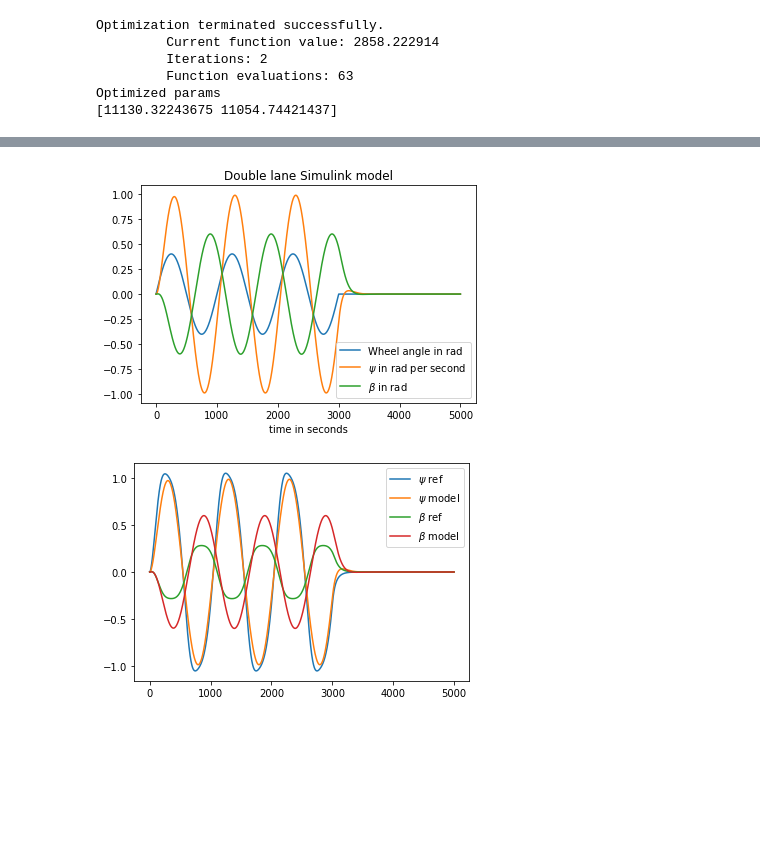
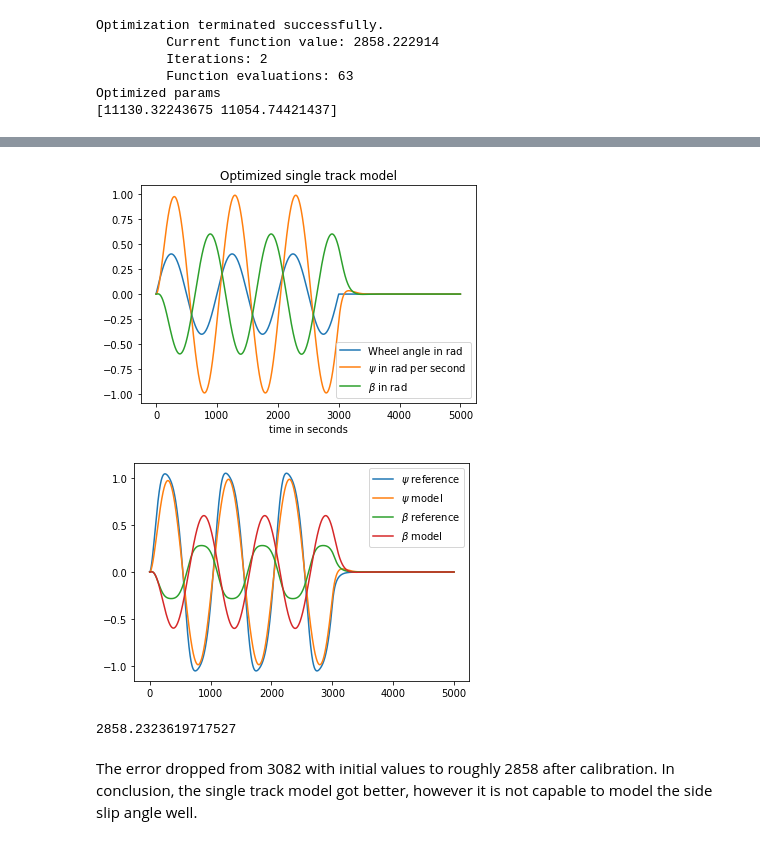
Before and after one commit to StephanRhode/py-algorithms-4-automotive-engineering, a Jupyter notebook: 04_mini-projects/01_vehicle-model-calibration.ipynb, the cells around one changed output, grey strips where cells are left out. Drawn from its saved outputs; the diff is of its cells as text; code cells hidden in the pictures; blank space fills up the shorter version.

Commit message:
Completes calibration mini project
Signed-off-by: StephanRhode <st.rhode@posteo.de>

```diff
--- a/04_mini-projects/01_vehicle-model-calibration.ipynb
+++ b/04_mini-projects/01_vehicle-model-calibration.ipynb
@@ -138,16 +201,16 @@ ss_model = single_track_model(c_f=11130, c_r=11054, l_f=1.4, l_r=1.6, m=2000, th
 
 y, x = control.forced_response(ss_model, T=wheel_ang[0], U=wheel_ang[1], X0=np.array([0, 0]))[1:3]
 # %%
-plot_input__and_states(psi=y[0], beta=y[1], title="Optimized single track model")
+plot_input_and_states(psi=y[0], beta=y[1], title="Optimized single track model")
 # %% [output]
-[figure, old version]
+[figure, new version]
-# %%
-plt.figure()
-plt.plot(psi[1])
-plt.plot(y[0])
-plt.plot(beta[1])
-plt.plot(y[1])
-plt.legend([r"$\psi$ ref", r"$\psi$ model", r"$\beta$ ref", r"$\beta$ model"])
-plt.show()
-# %% [output]
-[figure, removed]
+# %%
+validation_plot(y)
+# %% [output]
+[figure, added]
+# %%
+error(y)
+# %% [output]
+2858.2323619717527
+# %% [markdown]
+The error dropped from 3082 with initial values to roughly 2858 after calibration. In conclusion, the single track model got better, however it is not capable to model the side slip angle well.
```
Also changed, not shown: parts of 26 cells of this notebook, 8 other files.
